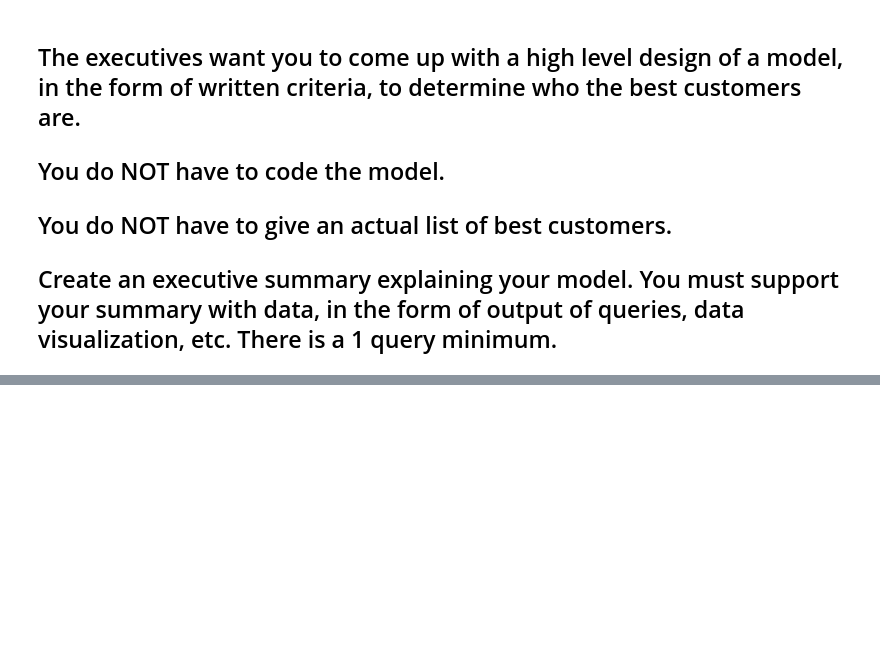
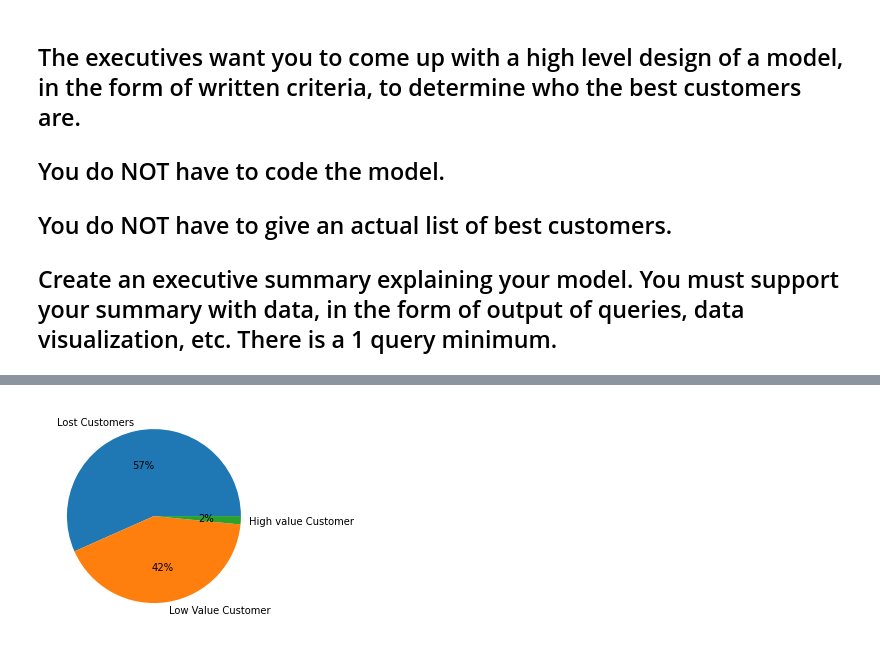
Before and after one commit to scabanela-ischool/Data_Engineering_Proj1_Querying, a Jupyter notebook: project_1_5.ipynb, the cells around one changed output, grey strips where cells are left out. Cells and saved outputs as stored; diff of their text form; code cells hidden in the pictures; blank space fills up the shorter version.

```diff
--- a/project_1_5.ipynb
+++ b/project_1_5.ipynb
@@ -87,0 +166,62 @@ cursor = connection.cursor()
+# %%
+# define rfm threshold values for high, med, and low
+# high_r = agg_customer_data.RelativeRecency.quantile(0.9)
+# high_f = agg_customer_data.RelativeFrequency.quantile(0.9)
+# high_m = agg_customer_data.RelativeMonetary.quantile(0.9)
+h = 0.7
+med_r = agg_customer_data.RelativeRecency.quantile(h)
+med_f = agg_customer_data.RelativeFrequency.quantile(h)
+med_m = agg_customer_data.RelativeMonetary.quantile(h)
+l = 0.7
+low_r = agg_customer_data.RelativeRecency.quantile(l)
+low_f = agg_customer_data.RelativeFrequency.quantile(l)
+low_m = agg_customer_data.RelativeMonetary.quantile(l)
+
+# segment customers into rfm categories: low value, medium value, high value, and top value
+# top_condition = (agg_customer_data['RelativeRecency'] > high_r) & (agg_customer_data['RelativeFrequency'] > high_f) & (agg_customer_data['RelativeMonetary'] > high_m)
+high_condition = (agg_customer_data['RelativeRecency'] >= med_r) & (agg_customer_data['RelativeFrequency'] >= med_f) & (agg_customer_data['RelativeMonetary'] >= med_m) & (agg_customer_data['RelativeRecency'] <= high_r) & (agg_customer_data['RelativeFrequency'] <= high_f) & (agg_customer_data['RelativeMonetary'] <= high_m)
+# med_condition = (agg_customer_data['RelativeRecency'] >= low_r) & (agg_customer_data['RelativeFrequency'] >= low_f) & (agg_customer_data['RelativeMonetary'] >= low_m) & (agg_customer_data['RelativeRecency'] <= med_r) & (agg_customer_data['RelativeFrequency'] <= med_f) & (agg_customer_data['RelativeMonetary'] <= med_m)
+low_condition = (agg_customer_data['RelativeRecency'] < low_r) & (agg_customer_data['RelativeFrequency'] < low_f) & (agg_customer_data['RelativeMonetary'] < low_m)
+
+# create dataframes for customer segments
+agg_customer_data_labelled = agg_customer_data.copy()
+# agg_customer_data_labelled['customer_segment'] = np.where(top_condition, 'Top Customers')
+# agg_customer_data_labelled
+
+# agg_customer_data_labelled['customer_segment'] = np.where(
+# 										high_condition,
+# 										"High value Customer",
+# 										(np.where(
+# 	med_condition,
+# 							"Med Value Customer",
+# 							np.where(low_condition,
+# 							'Low Value Customer', 'Lost Customers'))))
+# # agg_customer_data_labelled.head(20)
+
+agg_customer_data_labelled['customer_segment'] = np.where(
+										high_condition,
+										"High value Customer",
+
+							np.where(low_condition,
+							'Low Value Customer', 'Lost Customers'))
+# agg_customer_data_labelled.head(20)
+
+
+# plt.figure(figsize=(7,7))
+# plt.pie(agg_customer_data_labelled.customer_segment.value_counts(), labels=agg_customer_data_labelled['customer_segment'])
+# plt.title('RFM Customer Segments')
+# plt.show()
+
+
+plt.pie(agg_customer_data_labelled.customer_segment.value_counts(),
+        labels=agg_customer_data_labelled.customer_segment.value_counts().index,
+        autopct='%.0f%%')
+plt.show()
+
+
+# top_value_customers = agg_customer_data[top_condition]
+# high_value_customers = agg_customer_data[high_condition]
+# medium_value_customers = agg_customer_data[med_condition]
+# low_value_customers = agg_customer_data[low_condition]
+# %% [output]
+[figure, added]
```
Also changed, not shown: parts of 7 cells of this notebook.
